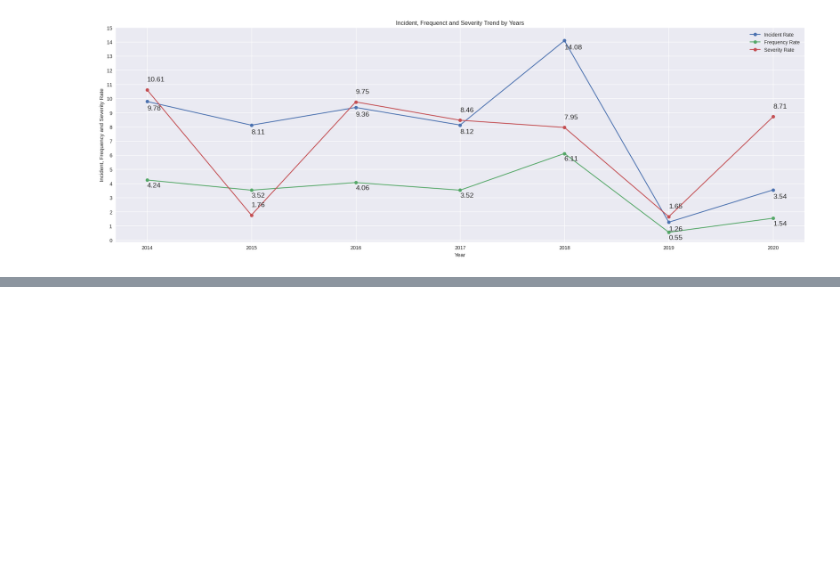
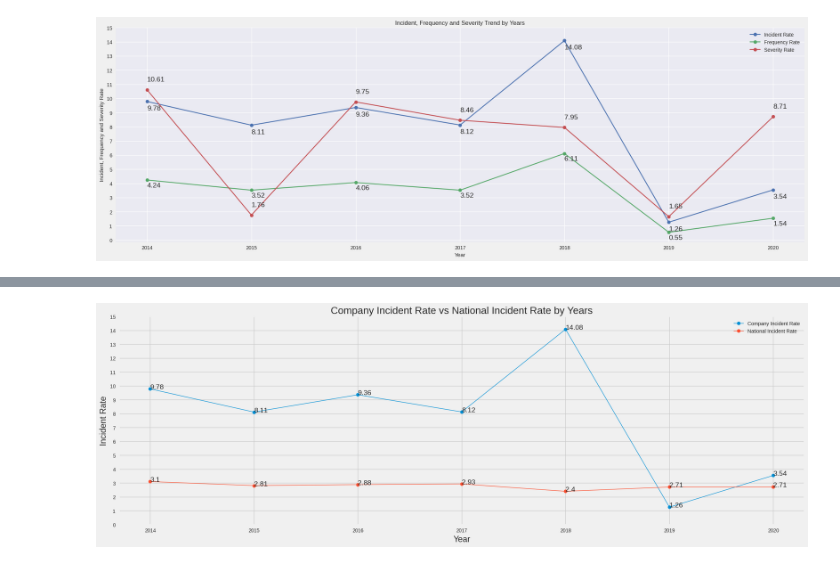
Before and after one commit to justaplan/EHS_yearly, a Jupyter notebook: EHS_Data_Analysis.ipynb, the cells around one changed output, grey strips where cells are left out. Cells and saved outputs as stored; diff of their text form; code cells hidden in the pictures; blank space fills up the shorter version.

```diff
--- a/EHS_Data_Analysis.ipynb
+++ b/EHS_Data_Analysis.ipynb
@@ -26,6 +26,7 @@ df = pd.DataFrame.from_records(rows[1:],columns=rows[0])
 df["Incident Rate"] = df["Incident Rate"].astype(float)
 df["Frequency Rate"] = df["Frequency Rate"].astype(float)
 df["Severity Rate"] = df["Severity Rate"].astype(float)
+df["National Incident Rate"] = df["National Incident Rate"].astype(float)
 df["Permanent & Contract"] = df["Permanent & Contract"].astype(int)
 df["Trainee"] = df["Trainee"].astype(int)
 df["Subcontractor"] = df["Subcontractor"].astype(int)
@@ -184,0 +188,37 @@ plt.show()
+# %%
+## Chart Size and Style
+plt.figure(figsize=(20,7),dpi=100)
+plt.style.use("fivethirtyeight")
+
+## Data Gathering
+year = df["Year"]
+cir = df["Incident Rate"]
+nir = df["National Incident Rate"]
+
+
+x_indexes = np.arange(len(year))
+
+## Chart Plotting
+plt.plot(x_indexes,cir, marker="o", linewidth=1,label="Company Incident Rate")
+plt.plot(x_indexes,nir, marker="o", linewidth=1,label="National Incident Rate")
+
+
+
+
+## Title and Labelling
+plt.title("Company Incident Rate vs National Incident Rate by Years")
+plt.xlabel("Year")
+plt.ylabel("Incident Rate")
+plt.xticks(x_indexes,year)
+plt.yticks([y for y in range(0,16)])
+
+## Value plotting in the chart
+value_plotting(x_indexes,cir,0)
+value_plotting(x_indexes,nir,0)
+
+
+plt.legend()
+plt.tight_layout()
+plt.show()
+# %% [output]
+[figure, added]
```
Also changed, not shown: parts of 2 cells of this notebook.
